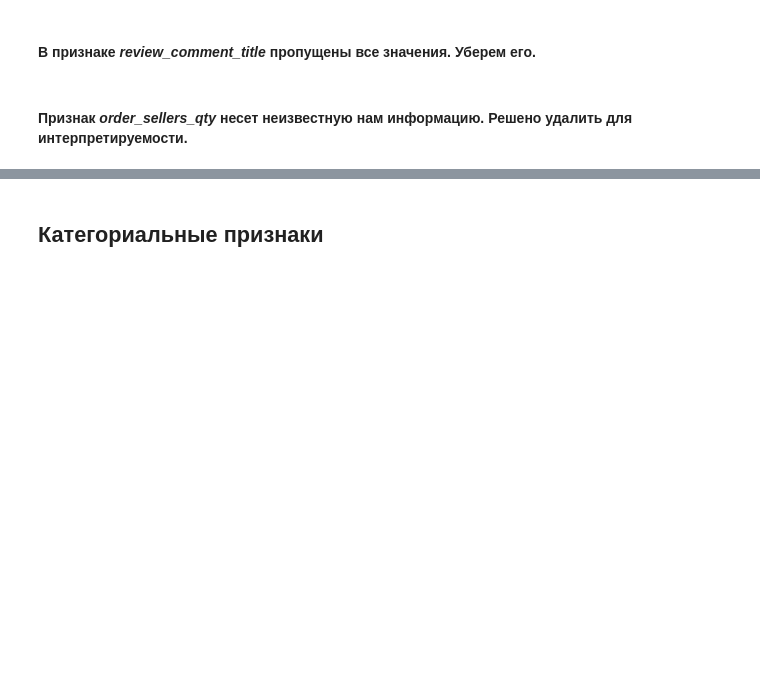
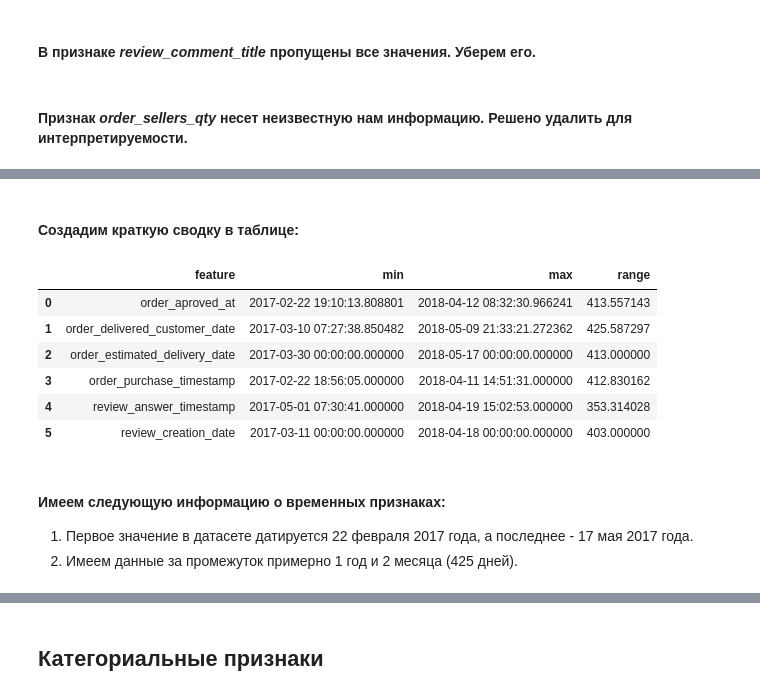
Before and after one commit to ViacheslavTimofeev/Olist_v5_churn_prediction, a Jupyter notebook: olist-ml-churn-prediction/notebooks/preprocessing/classified_data_eda_and_preprocessing_2025-11-07.ipynb, the cells around one changed output, grey strips where cells are left out. Drawn from its saved outputs; the diff is of its cells as text; code cells hidden in the pictures; blank space fills up the shorter version.

Commit message:
time features preparation

```diff
--- a/olist-ml-churn-prediction/notebooks/02_classified_data_eda_and_preprocessing_2025-11-07.ipynb
+++ b/olist-ml-churn-prediction/notebooks/preprocessing/classified_data_eda_and_preprocessing_2025-11-07.ipynb
@@ -119,0 +141,2 @@ classified_data = classified_data.drop('order_sellers_qty', axis=1)
+# %%
+df = df.dropna(subset=['order_delivered_customer_date'])
@@ -119,0 +149,11 @@ classified_data = classified_data.drop('order_sellers_qty', axis=1)
+# %%
+for col in df[time_features].drop('review_answer_timestamp', axis=1):
+    df[col] = pd.to_datetime(
+        df[col],
+        format='%Y-%m-%d %H:%M:%S.%f')
+# %%
+df['review_answer_timestamp'] = pd.to_datetime(
+    df['review_answer_timestamp'],
+    utc=True,           # раз везде +0000, сразу локализуем в UTC
+    errors='raise')      # если встретите битую строку — получите исключение
+df['review_answer_timestamp'] = df['review_answer_timestamp'].dt.tz_localize(None)
@@ -119,0 +186,31 @@ classified_data = classified_data.drop('order_sellers_qty', axis=1)
+# %% [markdown]
+#### Создадим краткую сводку в таблице:
+# %%
+def datetime_summary(df: pd.DataFrame, cols: list[str] | None = None, as_days: bool = True) -> pd.DataFrame:
+    stats = []
+    for c in cols:
+        col_min = df[c].min()
+        col_max = df[c].max()
+        delta = col_max - col_min          # Timedelta
+        if as_days:
+            delta = delta / pd.Timedelta(days=1)  # float in days
+        stats.append({"feature": c,
+                      "min": col_min,
+                      "max": col_max,
+                      "range": delta})
+
+    return pd.DataFrame(stats).sort_values("feature", ignore_index=True)
+# %%
+datetime_summary(df, time_features, True)
+# %% [output]
+|  | feature | min | max | range |
+| 0 | order_aproved_at | 2017-02-22 19:10:13.808801 | 2018-04-12 08:32:30.966241 | 413.557143 |
+| 1 | order_delivered_customer_date | 2017-03-10 07:27:38.850482 | 2018-05-09 21:33:21.272362 | 425.587297 |
+| 2 | order_estimated_delivery_date | 2017-03-30 00:00:00.000000 | 2018-05-17 00:00:00.000000 | 413.000000 |
+| 3 | order_purchase_timestamp | 2017-02-22 18:56:05.000000 | 2018-04-11 14:51:31.000000 | 412.830162 |
+| 4 | review_answer_timestamp | 2017-05-01 07:30:41.000000 | 2018-04-19 15:02:53.000000 | 353.314028 |
+| 5 | review_creation_date | 2017-03-11 00:00:00.000000 | 2018-04-18 00:00:00.000000 | 403.000000 |
+# %% [markdown]
+#### Имеем следующую информацию о временных признаках:
+1. Первое значение в датасете датируется 22 февраля 2017 года, а последнее - 17 мая 2017 года.
+2. Имеем данные за промежуток примерно 1 год и 2 месяца (425 дней).
```
Also changed, not shown: parts of 60 cells of this notebook, 9 other files.
